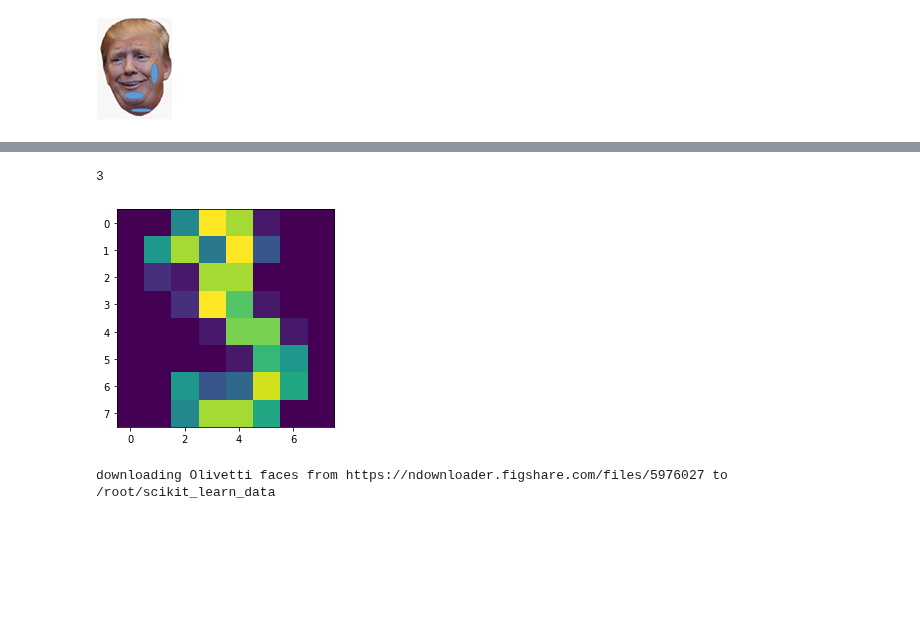
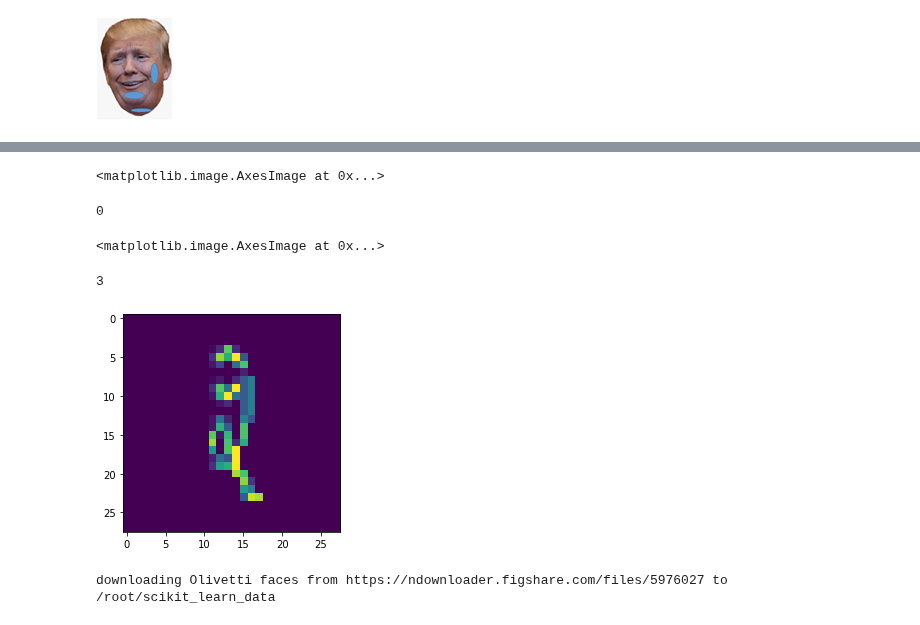
Before and after one commit to harnalashok/Clustering, a Jupyter notebook: gmm_generativeModel.ipynb, the cells around one changed output, grey strips where cells are left out. Cells and saved outputs as stored; diff of their text form; code cells hidden in the pictures; blank space fills up the shorter version.

```diff
--- a/gmm_generativeModel.ipynb
+++ b/gmm_generativeModel.ipynb
@@ -48,0 +47,9 @@ data.shape    # (1797,54)
+# %%
+path = "/content/drive/MyDrive/Colab_data_files"
+os.chdir(path)
+data = pd.read_csv("Dig-mnist.zip")
+# %%
+data.shape
+data.head()
+target = data.pop("label")
+data.shape
@@ -49,13 +68,16 @@ data.shape    # (1797,54)
 # %%
 # 2.2
-imshow(data[0, :].reshape(8,8))
+imshow(data.values[0, :].reshape(28,28))
 target[0]
 # 2.3
-imshow(data[3, :].reshape(8,8))
+imshow(data.values[3, :].reshape(28,28))
 target[3]
 # %% [output]
-3
+<matplotlib.image.AxesImage at 0x...>
+0
+<matplotlib.image.AxesImage at 0x...>
+3
-[figure, old version]
+[figure, new version]
 # %%
 # 2.4 Else, get olivetti faces data
 # Data downloaded to /home/ashok/scikit_learn_data
```
Also changed, not shown: parts of 10 cells of this notebook.
